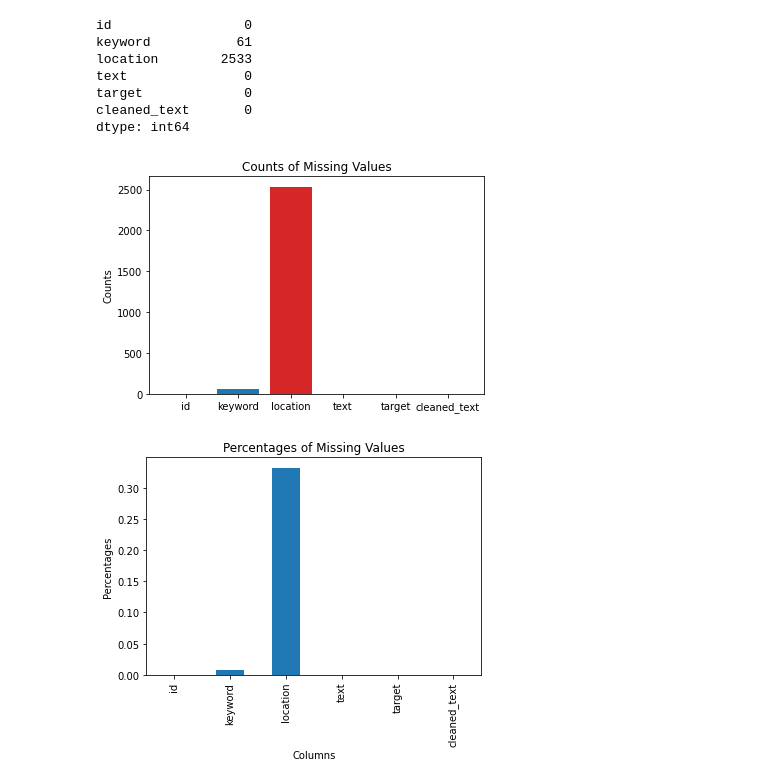
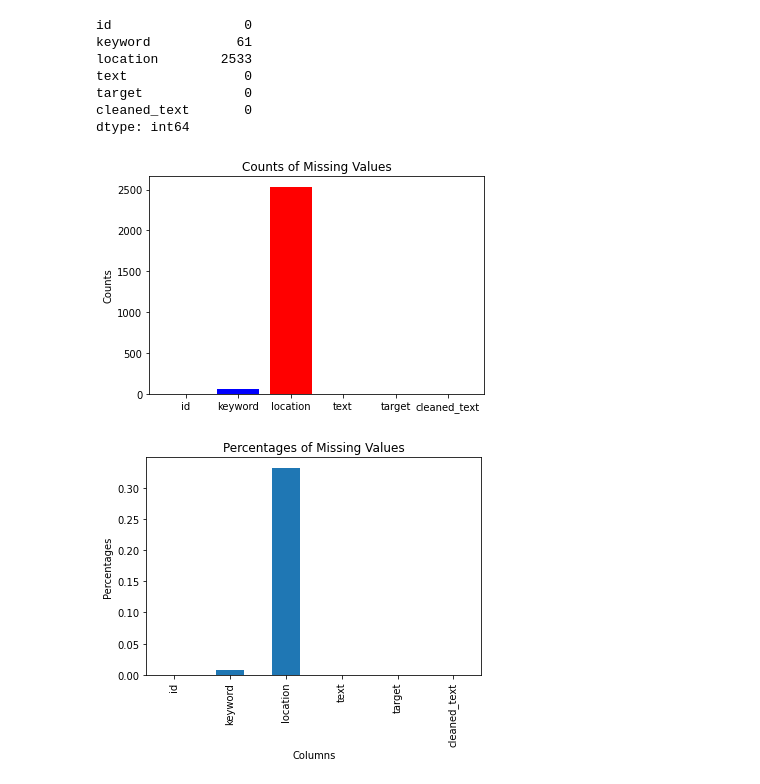
Before and after one commit to huangjunxin/DisasterTweetsAuthenticityClassification, a Jupyter notebook: kaggle_nlp.ipynb, the cells around one changed output. Saved outputs shown, nothing was run; the diff lists cells and outputs as text; code cells hidden in the pictures.

```diff
--- a/kaggle_nlp.ipynb
+++ b/kaggle_nlp.ipynb
@@ -199,18 +208,18 @@ data_null_keys = list(training_data.isnull().sum().keys())
 # %%
 fig_data_null, ax_data_null = plt.subplots()
 
 columns = data_null_keys
 counts = data_null_values
 bar_labels = ['red', 'blue']
 
-ax_data_null.bar(columns, counts,  color=bar_colors)
+ax_data_null.bar(columns, counts,  color=bar_labels)
 
 ax_data_null.set_ylabel('Counts')
 ax_data_null.set_title('Counts of Missing Values')
 
 plt.show()
 # %% [output]
-[figure, old version]
+[figure, new version]
 # %%
 (training_data.isnull().sum() / len(training_data)).plot(kind='bar')
 plt.ylabel('Percentages')
```
Also changed, not shown: parts of 15 cells of this notebook.
